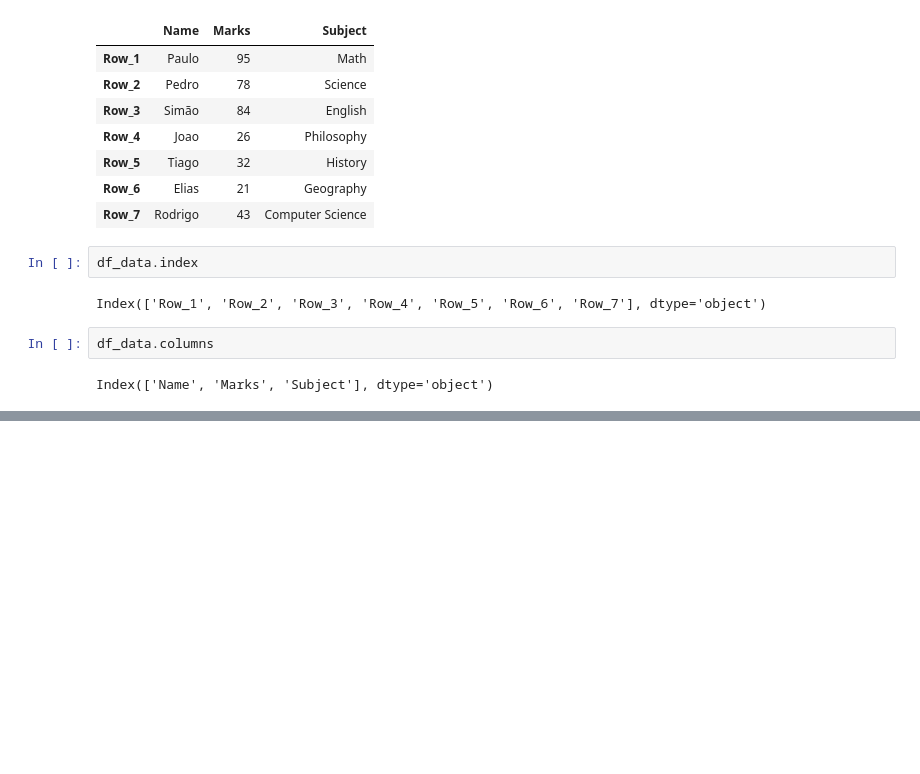
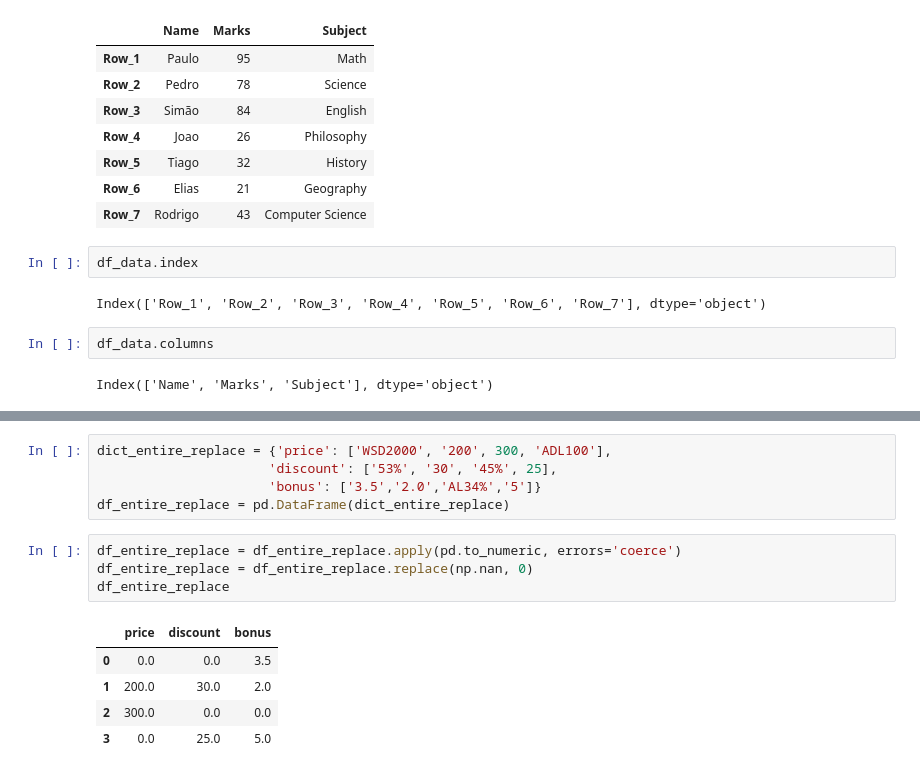
Before and after one commit to rodrigoluciano/r-d_ciencia_e_analise_de_dados, a Jupyter notebook: DataScience.ipynb, the cells around one changed output, grey strips where cells are left out. Cells and saved outputs as stored; diff of their text form; blank space fills up the shorter version.

```diff
--- a/DataScience.ipynb
+++ b/DataScience.ipynb
@@ -53,0 +217,15 @@ Index(['Name', 'Marks', 'Subject'], dtype='object')
+# %%
+dict_entire_replace = {'price': ['WSD2000', '200', 300, 'ADL100'],
+                      'discount': ['53%', '30', '45%', 25],
+                      'bonus': ['3.5','2.0','AL34%','5']}
+df_entire_replace = pd.DataFrame(dict_entire_replace)
+# %%
+df_entire_replace = df_entire_replace.apply(pd.to_numeric, errors='coerce')
+df_entire_replace = df_entire_replace.replace(np.nan, 0)
+df_entire_replace
+# %% [output]
+|  | price | discount | bonus |
+| 0 | 0.0 | 0.0 | 3.5 |
+| 1 | 200.0 | 30.0 | 2.0 |
+| 2 | 300.0 | 0.0 | 0.0 |
+| 3 | 0.0 | 25.0 | 5.0 |
```
Also changed, not shown: parts of 33 cells of this notebook.
